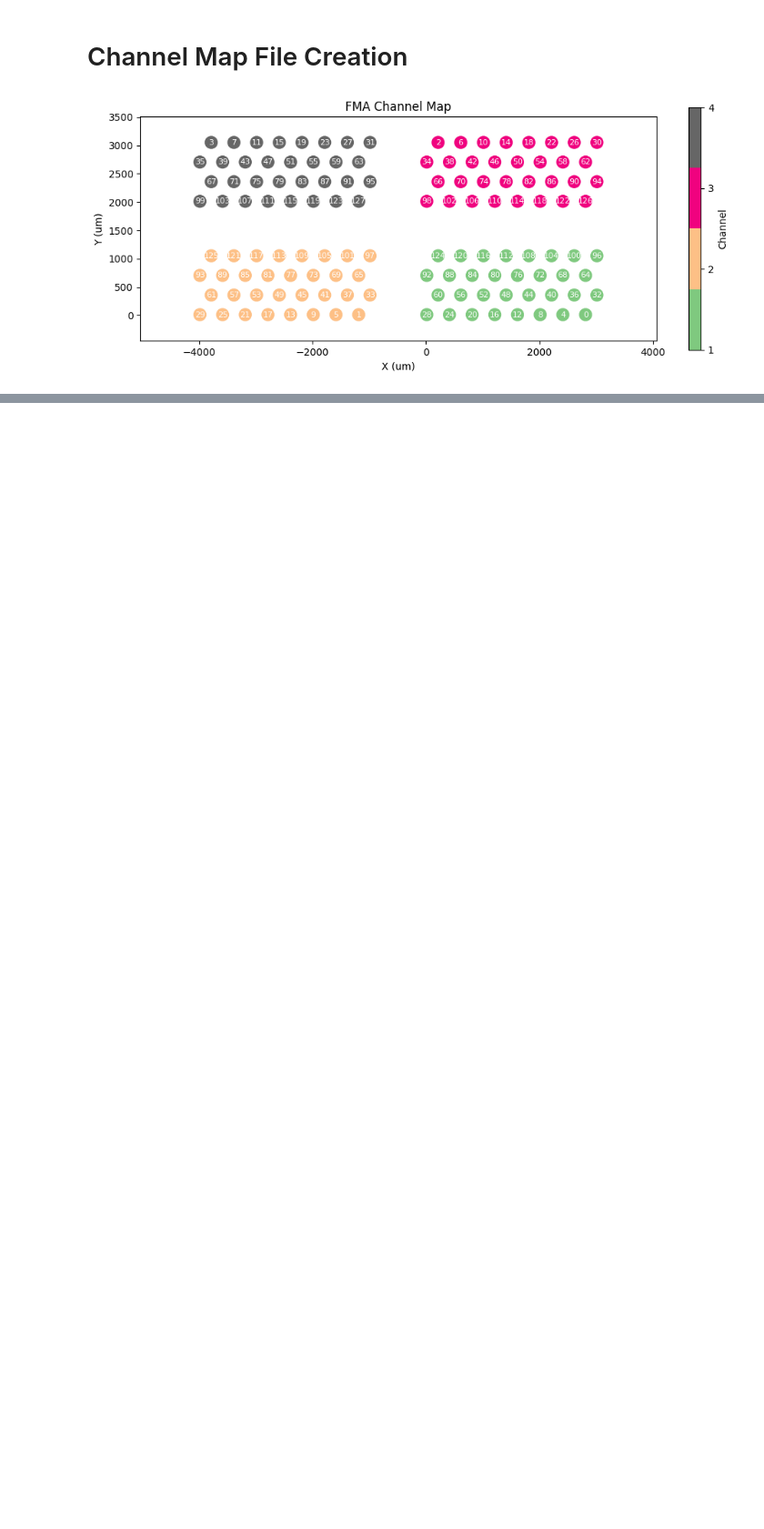
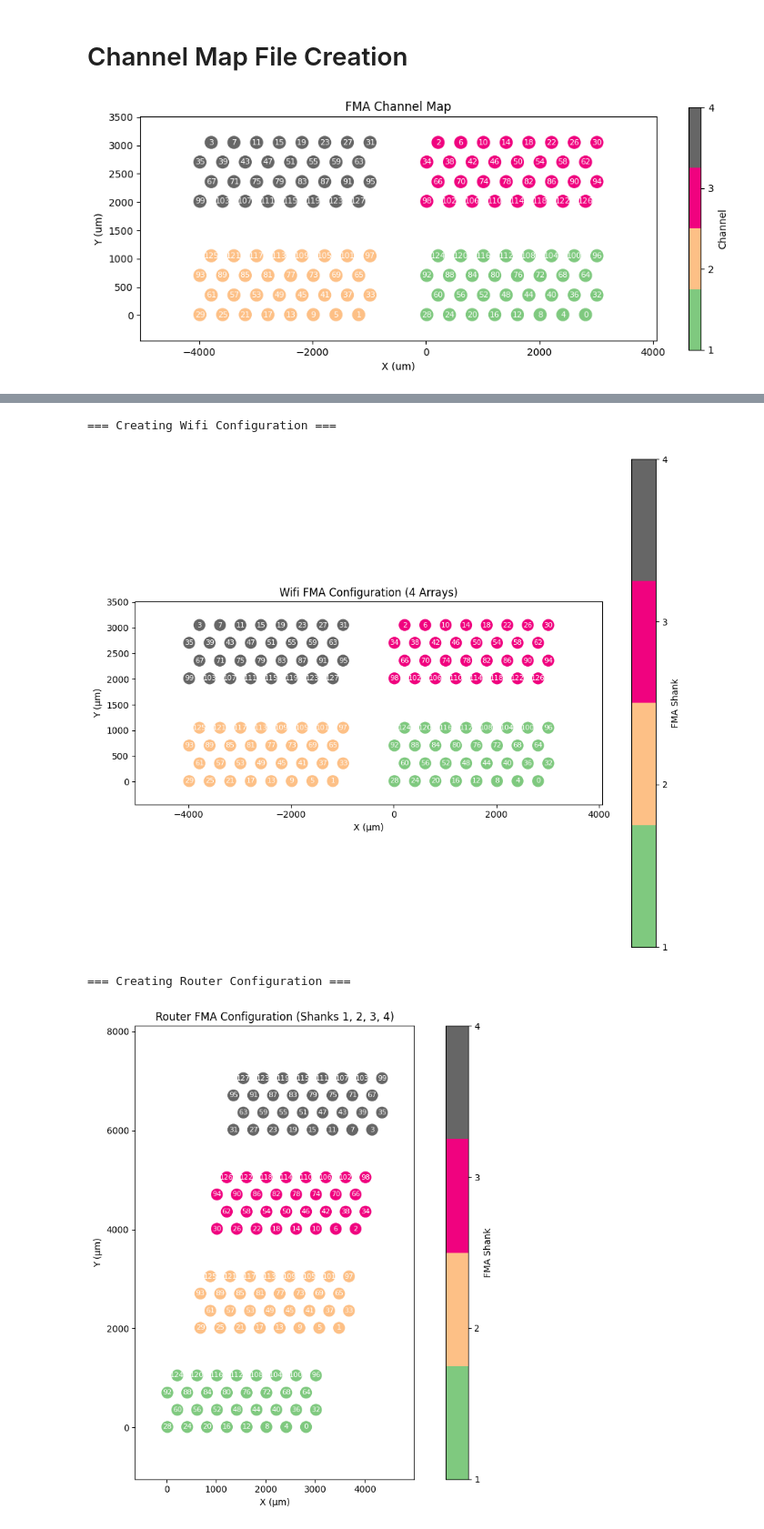
Before and after one commit to mdima98/spikesorting-boninilab, a Jupyter notebook: preprocessing/Channel-Maps-Generation/channel-map-generator-kilosort.ipynb, the cells around one changed output, grey strips where cells are left out. Shown: that part at 91% size. Drawn from its saved outputs; the diff is of its cells as text; code cells hidden in the pictures; blank space fills up the shorter version.

Commit message:
New code for channel map generation

```diff
--- a/preprocessing/Channel-Maps-Generation/channel-map-generator-kilosort.ipynb
+++ b/preprocessing/Channel-Maps-Generation/channel-map-generator-kilosort.ipynb
@@ -128,0 +422,21 @@ plt.show()
+# %%
+# --- Unified FMA-Based Channel Map Generation System ---
+import numpy as np
+import matplotlib.pyplot as plt
+import json
+
+# Basic FMA parameters based on Microprobes specifications
+# Each FMA has up to 36 electrode positions, but we use 32 recording channels
+FMA_CHANNELS_PER_SHANK = 32
+DEFAULT_XC_CENTER = 12.5  # micron
+DEFAULT_YC_CENTER = 12.5  # micron
+DEFAULT_X_STEP = 400      # micron - electrode spacing
+DEFAULT_Y_STEP = 346.4    # micron - electrode spacing
+
+# Default spacing between FMA arrays when implanted
+DEFAULT_SHANK_H_SPACING = 4000  # micron
+DEFAULT_SHANK_V_SPACING = 2000  # micron
+
+# Generate standard channel mapping pattern
+base_pattern = np.arange(0, 128, 4)
+STANDARD_CHANNEL_MAP_PATTERN = np.concatenate([base_pattern + i for i in range(4)])
@@ -128,0 +917,27 @@ plt.show()
+# %%
+# --- Example Usage of Unified FMA System ---
+
+# Create Wifi configuration
+print("=== Creating Wifi Configuration ===")
+wifi_config, wifi_positions, wifi_transforms = create_wifi_configuration("wifi_standard")
+plot_probe_configuration(wifi_config, "Wifi FMA Configuration (4 Arrays)")
+# visualize_fma_layout(wifi_positions, [1, 2, 3, 4], wifi_transforms,
+#                     "Wifi FMA Layout (All 4 Arrays Active)")
+
+
+print("\n=== Creating Router Configuration ===")
+# Create Router configuration with shanks 2, 3, 4, 5
+router_active_shanks = [1, 2, 3, 4]
+router_config, router_positions, router_transforms = create_router_configuration(router_active_shanks, "router_2345")
+plot_probe_configuration(router_config, f"Router FMA Configuration (Shanks {', '.join(map(str, router_active_shanks))})")
+visualize_fma_layout(router_positions, router_active_shanks, router_transforms,
+                    "Router FMA Layout (6 Possible Positions, 4 Active)")
+
+# Save configurations
+# save_probe_configuration(wifi_config, 'wifi_fma_config.json')
+# save_probe_configuration(router_config, 'router_2345_fma_config.json')
+# %% [output]
+=== Creating Wifi Configuration ===
+[figure, added]
+=== Creating Router Configuration ===
+[figure, added]
```
Also changed, not shown: parts of 11 cells of this notebook, 2 other files.
